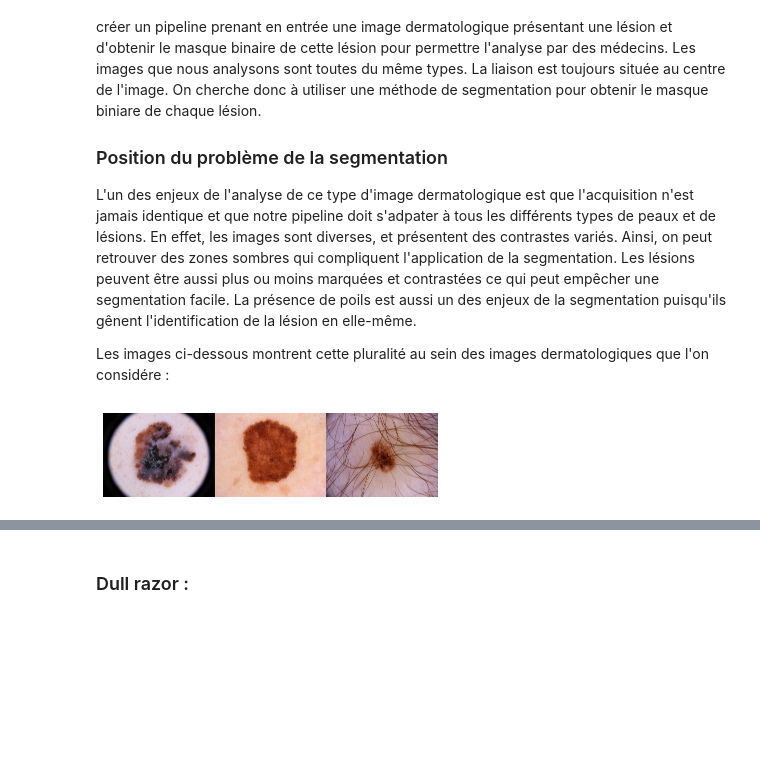
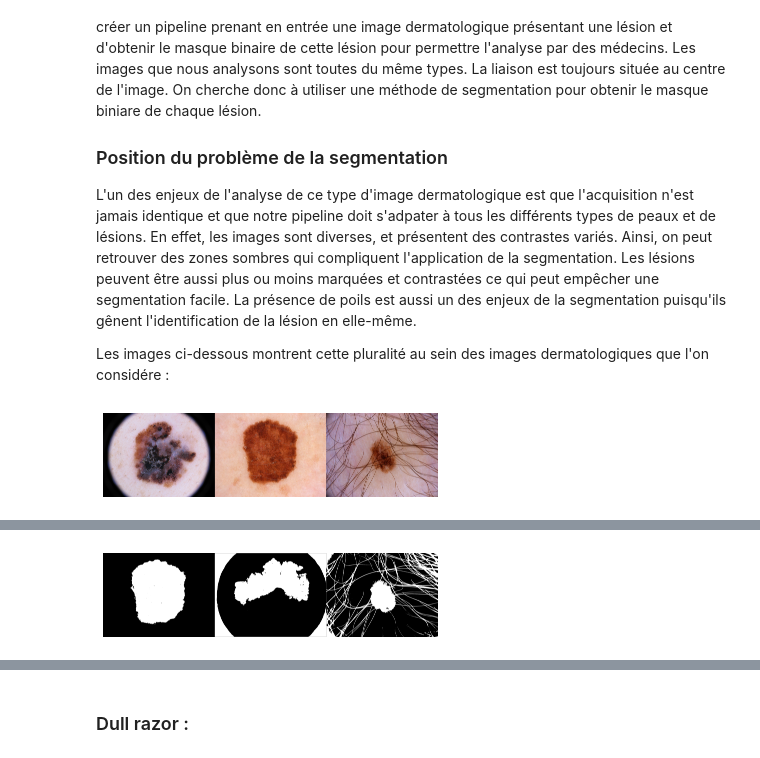
Before and after one commit to louisgiord/Skin_lesion_segmentation, a Jupyter notebook: report.ipynb, the cells around one changed output, grey strips where cells are left out. Saved outputs shown, nothing was run; the diff lists cells and outputs as text; code cells hidden in the pictures; blank space fills up the shorter version.

```diff
--- a/report.ipynb
+++ b/report.ipynb
@@ -61,0 +58,6 @@ Dans un premier temps, on calcule l'histogramme de l'image avec `calcHist` de `c
+# %%
+img1 , img7, img19 = cv2.cvtColor(cv2.imread('images_test/img1.jpg'), cv2.COLOR_BGR2GRAY), cv2.cvtColor(cv2.imread('images_test/img7.jpg'), cv2.COLOR_BGR2GRAY), cv2.cvtColor(cv2.imread('images_test/img19.jpg'), cv2.COLOR_BGR2GRAY)
+res1, res7, res19 = display_otsu_simple(img1), display_otsu_simple(img7), display_otsu_simple(img19)
+view3imgs(res7, res1, res19)
+# %% [output]
+[figure, added]
```
Also changed, not shown: parts of 9 cells of this notebook, 7 other files.
